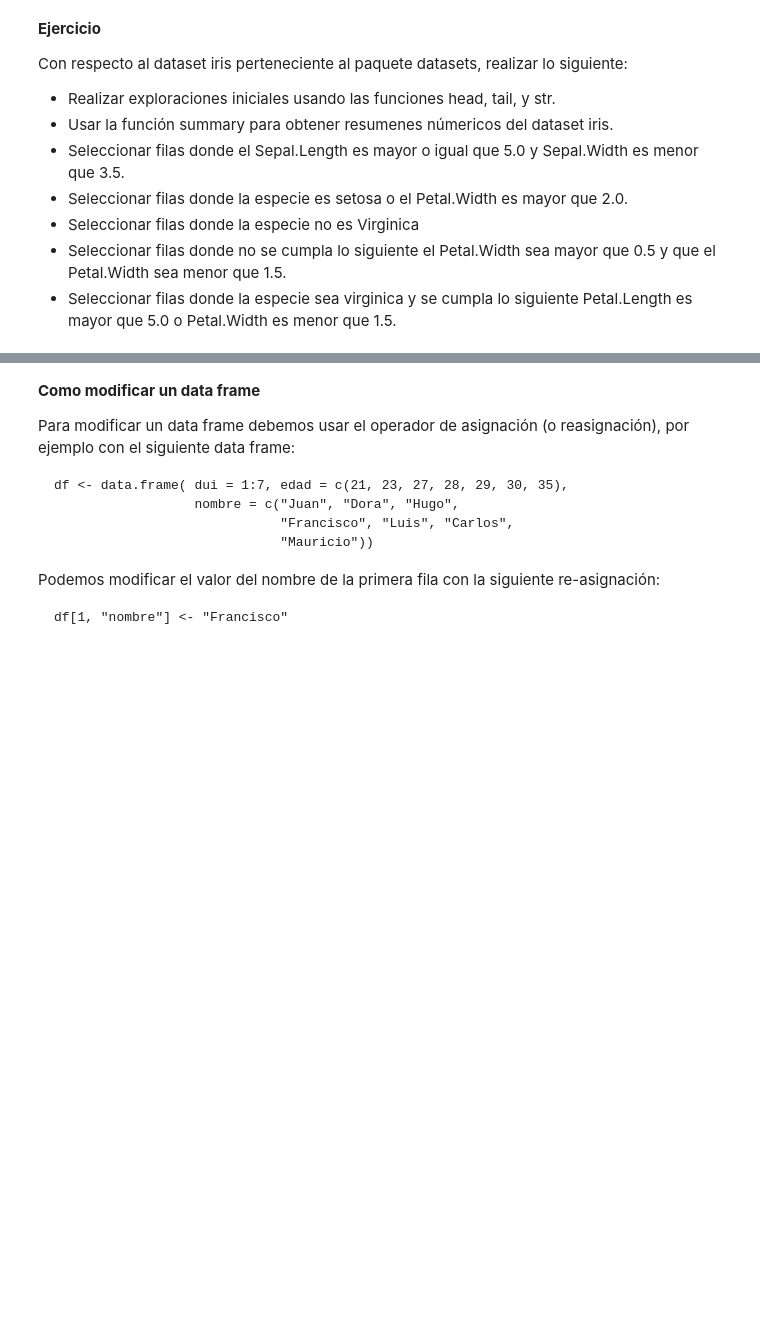
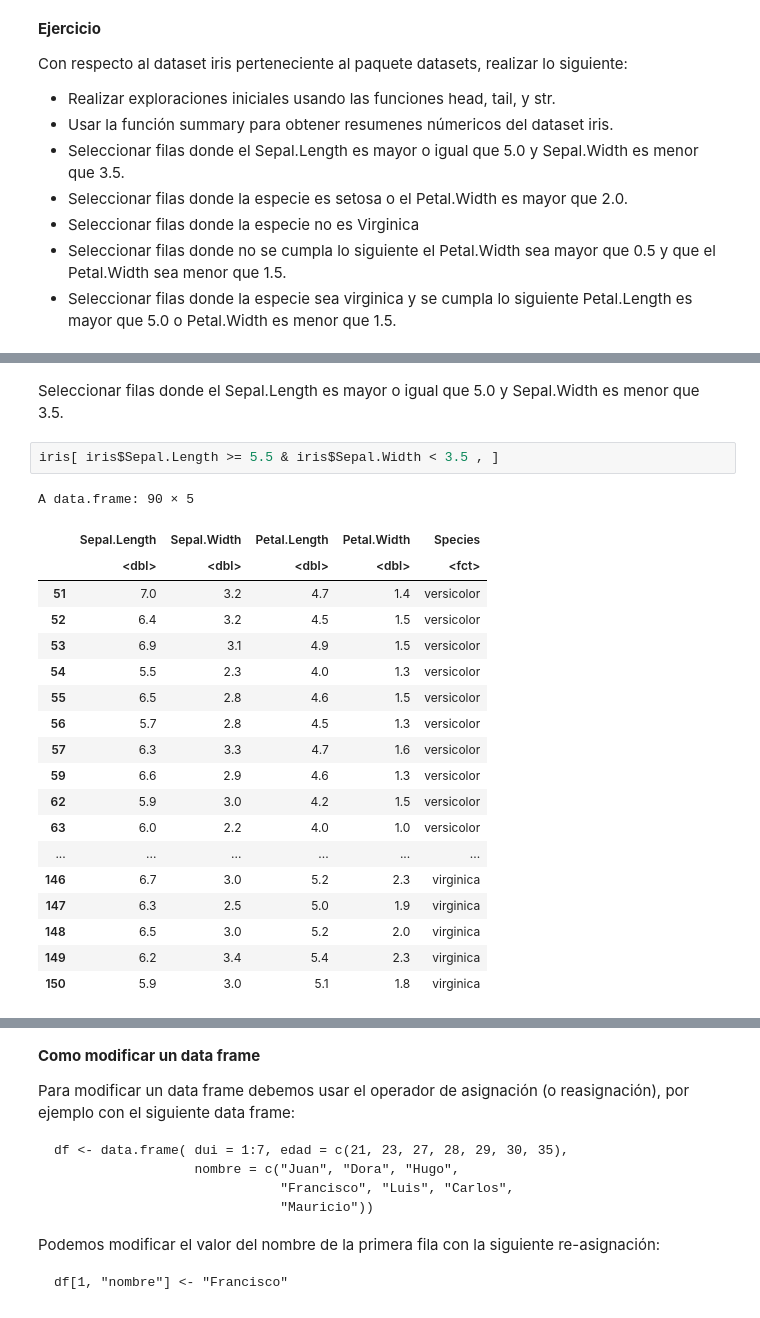
Before and after one commit to ricardo-rios/fund_prog_est, a Jupyter notebook: UnidadI/introduccion_R.ipynb, the cells around one changed output, grey strips where cells are left out. Cells and saved outputs as stored; diff of their text form; blank space fills up the shorter version.

Commit message:
Update exercise on data frames

```diff
--- a/UnidadI/introduccion_R.ipynb
+++ b/UnidadI/introduccion_R.ipynb
@@ -1320,0 +1368,24 @@ Con respecto al dataset iris perteneciente al paquete datasets, realizar lo sigu
+# %% [markdown]
+Seleccionar filas donde el Sepal.Length es mayor o igual que 5.0 y Sepal.Width es menor que 3.5.
+# %%
+iris[ iris$Sepal.Length >= 5.5 & iris$Sepal.Width < 3.5 , ]
+# %% [output]
+A data.frame: 90 × 5
+|  | Sepal.Length | Sepal.Width | Petal.Length | Petal.Width | Species |
+|  | <dbl> | <dbl> | <dbl> | <dbl> | <fct> |
+| 51 | 7.0 | 3.2 | 4.7 | 1.4 | versicolor |
+| 52 | 6.4 | 3.2 | 4.5 | 1.5 | versicolor |
+| 53 | 6.9 | 3.1 | 4.9 | 1.5 | versicolor |
+| 54 | 5.5 | 2.3 | 4.0 | 1.3 | versicolor |
+| 55 | 6.5 | 2.8 | 4.6 | 1.5 | versicolor |
+| 56 | 5.7 | 2.8 | 4.5 | 1.3 | versicolor |
+| 57 | 6.3 | 3.3 | 4.7 | 1.6 | versicolor |
+| 59 | 6.6 | 2.9 | 4.6 | 1.3 | versicolor |
+| 62 | 5.9 | 3.0 | 4.2 | 1.5 | versicolor |
+| 63 | 6.0 | 2.2 | 4.0 | 1.0 | versicolor |
+| ... | ... | ... | ... | ... | ... |
+| 146 | 6.7 | 3.0 | 5.2 | 2.3 | virginica |
+| 147 | 6.3 | 2.5 | 5.0 | 1.9 | virginica |
+| 148 | 6.5 | 3.0 | 5.2 | 2.0 | virginica |
+| 149 | 6.2 | 3.4 | 5.4 | 2.3 | virginica |
+| 150 | 5.9 | 3.0 | 5.1 | 1.8 | virginica |
```
Also changed, not shown: parts of 13 cells of this notebook.
